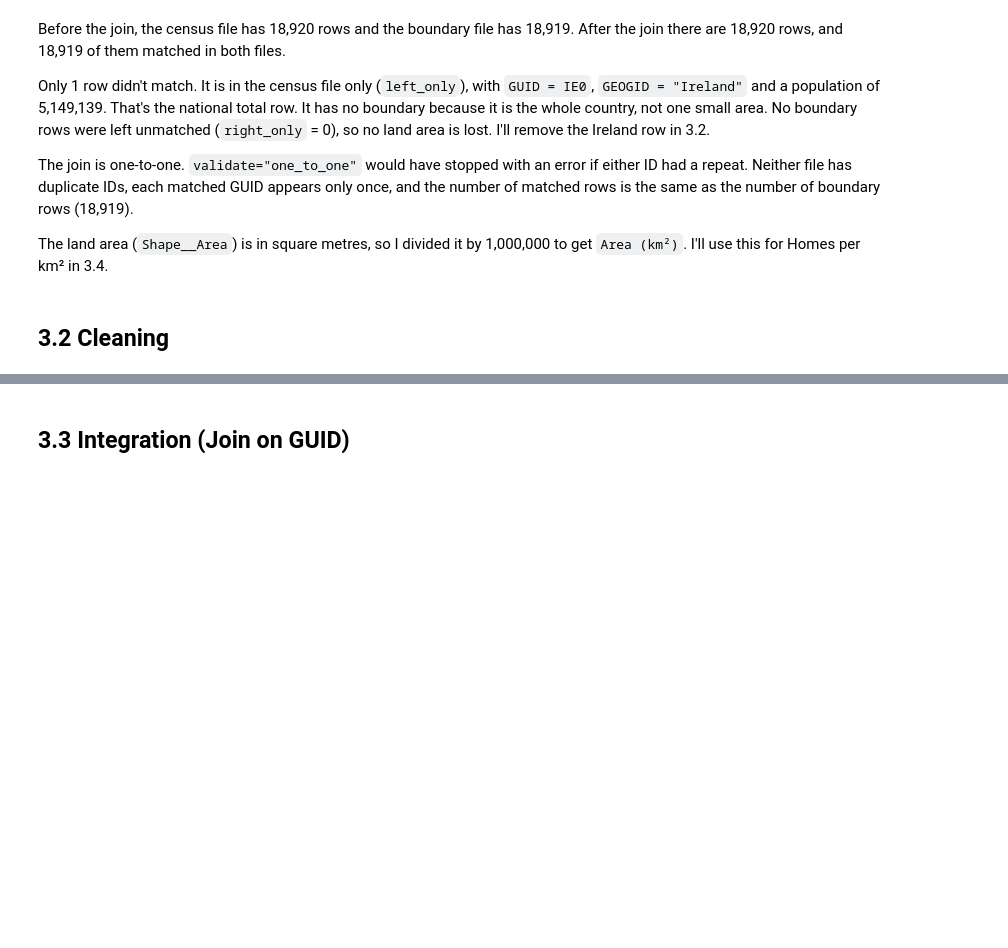
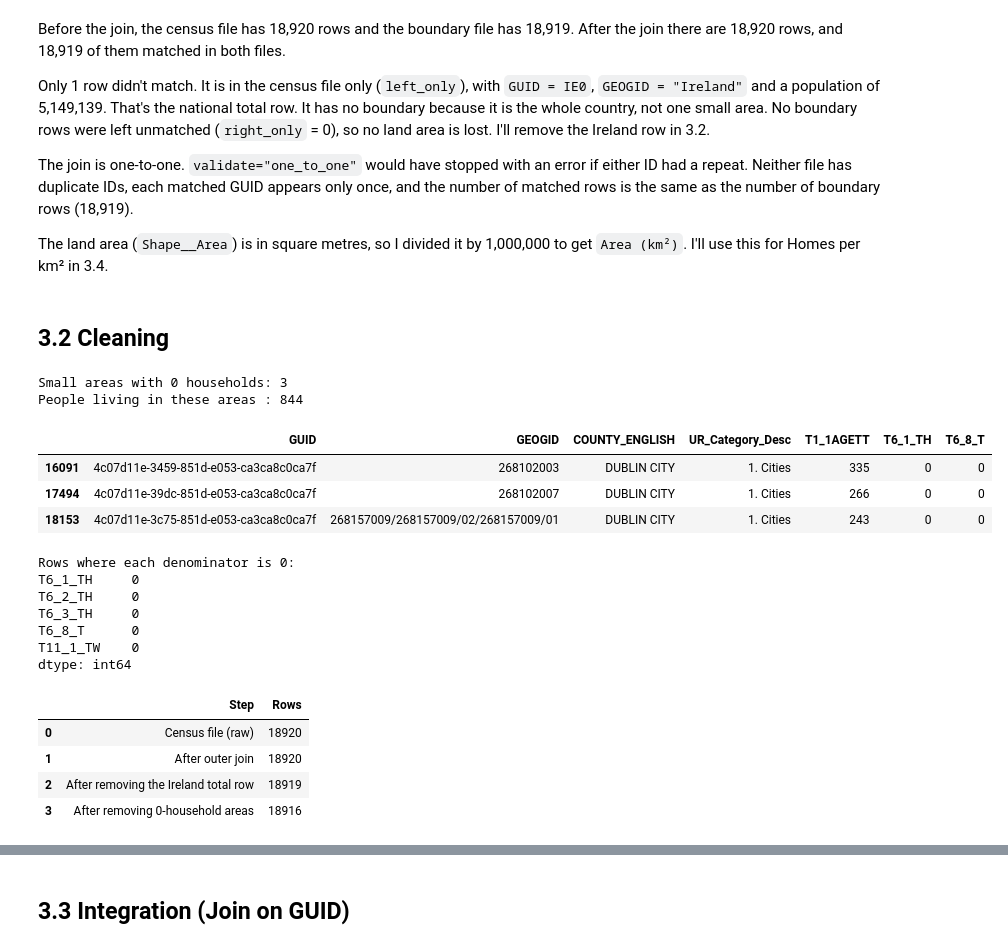
Before and after one commit to SwoopCodes/Data-Analytics_Irish-housing-density, a Jupyter notebook: notebooks/CA2_CRISP_DM_Notebook.ipynb, the cells around one changed output, grey strips where cells are left out. Cells and saved outputs as stored; diff of their text form; code cells hidden in the pictures; blank space fills up the shorter version.

```diff
--- a/notebooks/CA2_CRISP_DM_Notebook.ipynb
+++ b/notebooks/CA2_CRISP_DM_Notebook.ipynb
@@ -767,3 +767,44 @@ The join is one-to-one. `validate="one_to_one"` would have stopped with an error
 The land area (`Shape__Area`) is in square metres, so I divided it by 1,000,000 to get `Area (km²)`. I'll use this for Homes per km² in 3.4.
 # %% [markdown]
 ## 3.2 Cleaning
+# %%
+row_counts = []
+row_counts.append(["Census file (raw)", len(census)])
+row_counts.append(["After outer join", len(merged)])
+
+prepared = merged[merged["_merge"] == "both"].copy()
+row_counts.append(["After removing the Ireland total row", len(prepared)])
+
+zero_hh = prepared[prepared["T6_1_TH"] == 0]
+print("Small areas with 0 households:", len(zero_hh))
+print("People living in these areas :", zero_hh["T1_1AGETT"].sum())
+display(zero_hh[["GUID", "GEOGID", "COUNTY_ENGLISH", "UR_Category_Desc",
+                 "T1_1AGETT", "T6_1_TH", "T6_8_T"]])
+
+prepared = prepared[prepared["T6_1_TH"] > 0].copy()
+row_counts.append(["After removing 0-household areas", len(prepared)])
+
+denominators = ["T6_1_TH", "T6_2_TH", "T6_3_TH", "T6_8_T", "T11_1_TW"]
+print("\nRows where each denominator is 0:")
+print((prepared[denominators] == 0).sum())
+
+pd.DataFrame(row_counts, columns=["Step", "Rows"])
+# %% [output]
+Small areas with 0 households: 3
+People living in these areas : 844
+|  | GUID | GEOGID | COUNTY_ENGLISH | UR_Category_Desc | T1_1AGETT | T6_1_TH | T6_8_T |
+| 16091 | 4c07d11e-3459-851d-e053-ca3ca8c0ca7f | 268102003 | DUBLIN CITY | 1. Cities | 335 | 0 | 0 |
+| 17494 | 4c07d11e-39dc-851d-e053-ca3ca8c0ca7f | 268102007 | DUBLIN CITY | 1. Cities | 266 | 0 | 0 |
+| 18153 | 4c07d11e-3c75-851d-e053-ca3ca8c0ca7f | 268157009/268157009/02/268157009/01 | DUBLIN CITY | 1. Cities | 243 | 0 | 0 |
+Rows where each denominator is 0:
+T6_1_TH     0
+T6_2_TH     0
+T6_3_TH     0
+T6_8_T      0
+T11_1_TW    0
+dtype: int64
+|  | Step | Rows |
+| 0 | Census file (raw) | 18920 |
+| 1 | After outer join | 18920 |
+| 2 | After removing the Ireland total row | 18919 |
+| 3 | After removing 0-household areas | 18916 |
```
Also changed, not shown: parts of 4 cells of this notebook, 1 other file.
